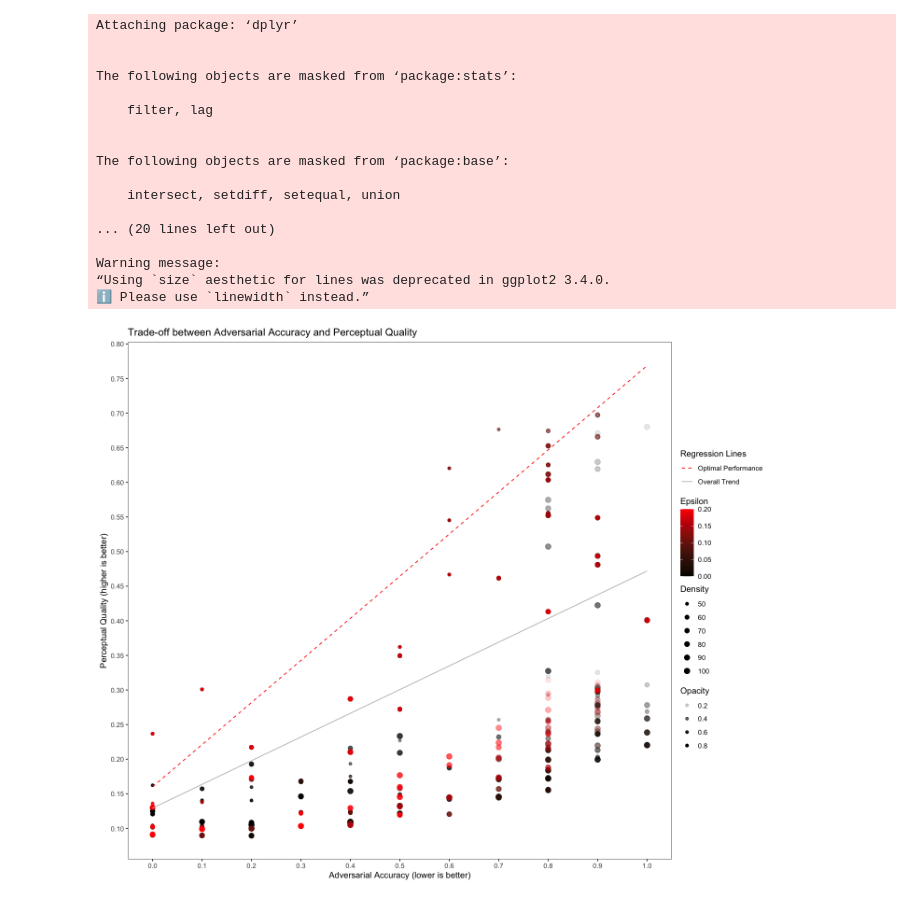
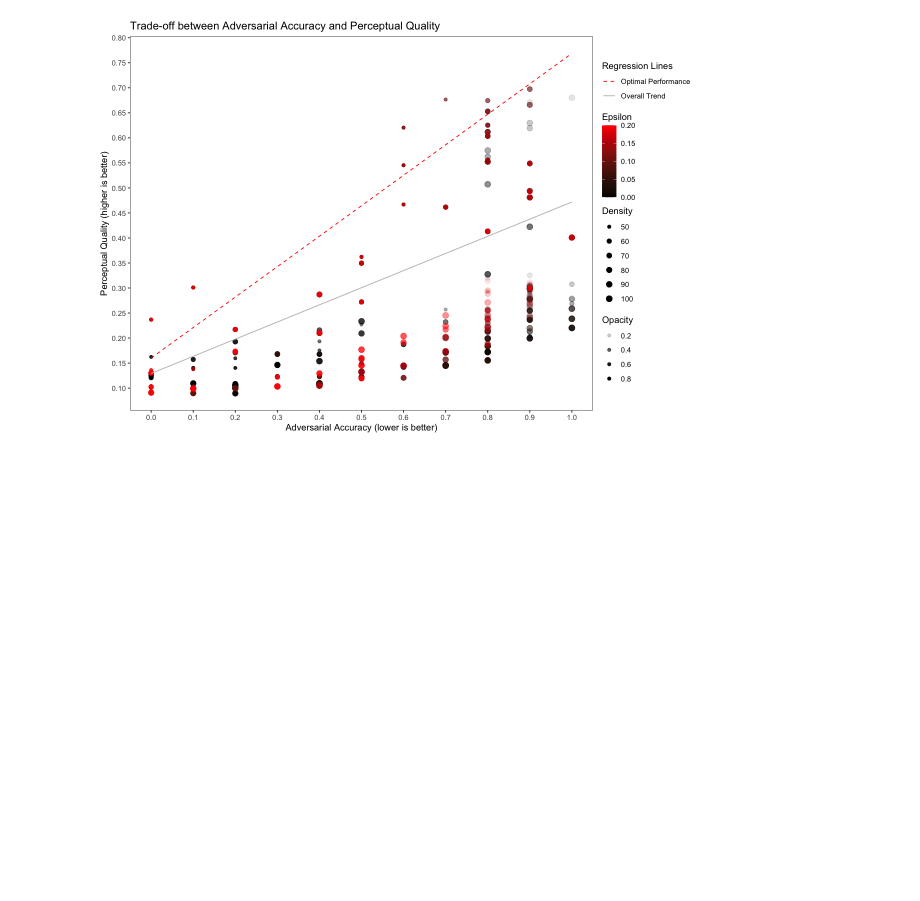
Before and after one commit to sueszli/thesis, a Jupyter notebook: figures/eval_cls_perturb.ipynb, the cells around one changed output. Saved outputs shown, nothing was run; the diff lists cells and outputs as text; code cells hidden in the pictures; blank space fills up the shorter version.

```diff
--- a/figures/eval_cls_perturb.ipynb
+++ b/figures/eval_cls_perturb.ipynb
@@ -7,7 +7,7 @@ for (p in deps) {
     library(p, character.only = TRUE)
 }
 options(scipen=999)
-options(repr.plot.width=12, repr.plot.height=10)
+options(repr.plot.width=10, repr.plot.height=7)
 
 path <- "./eval_cls_perturb.csv"
 data <- data.frame(read.csv(path, header=TRUE, sep=","))
@@ -75,49 +75,32 @@ p <- ggplot(data, aes(x = adv_acc, y = quality)) +
     scale_color_gradientn(
         colors = c("black", "red"),
         name = "Epsilon"
     ) +
     scale_size_continuous(
         name = "Density",
         range = c(1.5, 3)
     ) +
     scale_alpha_continuous(
         name = "Opacity"
     ) +
     labs(
         x = "Adversarial Accuracy (lower is better)",
         y = "Perceptual Quality (higher is better)",
         title = "Trade-off between Adversarial Accuracy and Perceptual Quality"
     ) +
     scale_linetype_manual(
         name = "Regression Lines",
         values = c("Overall Trend" = "solid", "Optimal Performance" = "dashed"),
         guide = guide_legend(order = 1)
     ) +
     theme(
         legend.position = "right",
     ) +
     scale_x_continuous(breaks = seq(0, 1, by = 0.1)) +
     scale_y_continuous(breaks = seq(0, 1, by = 0.05)) +
     theme_test()
 
 print(p)
-ggsave("./eval_cls_perturb.pdf", plot = p, device = "pdf", width = 12, height = 10, units = "in")
+ggsave("./eval_cls_perturb.pdf", plot = p, device = "pdf", width = 10, height = 7, units = "in")
 # %% [output]
-Attaching package: ‘dplyr’
-
-
-The following objects are masked from ‘package:stats’:
-
-    filter, lag
-
-
-The following objects are masked from ‘package:base’:
-
-    intersect, setdiff, setequal, union
-
-... (20 lines left out)
-
-Warning message:
-“Using `size` aesthetic for lines was deprecated in ggplot2 3.4.0.
-ℹ Please use `linewidth` instead.”
-[figure, old version]
+[figure, new version]
```
Also changed, not shown: 5 other files.
